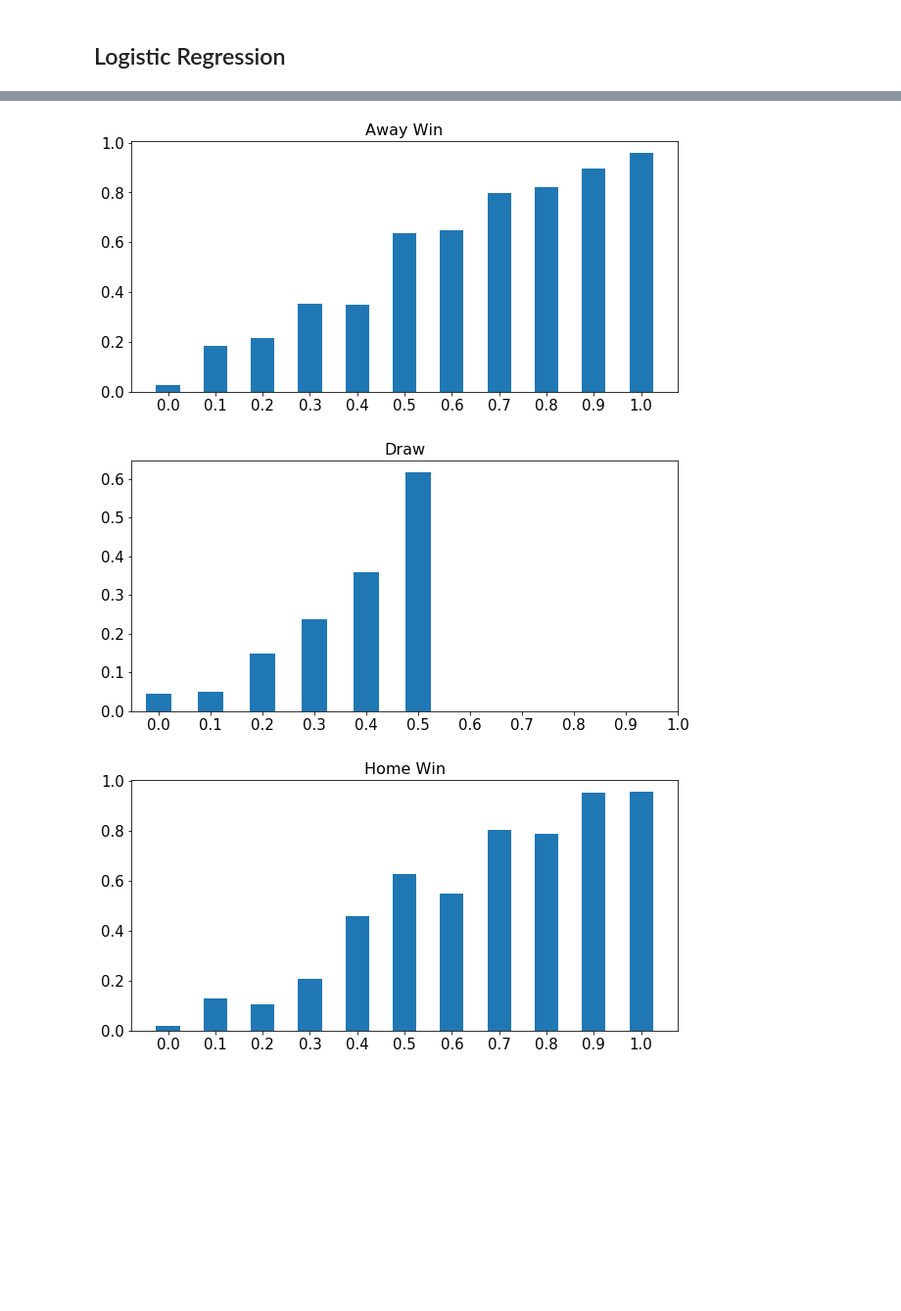
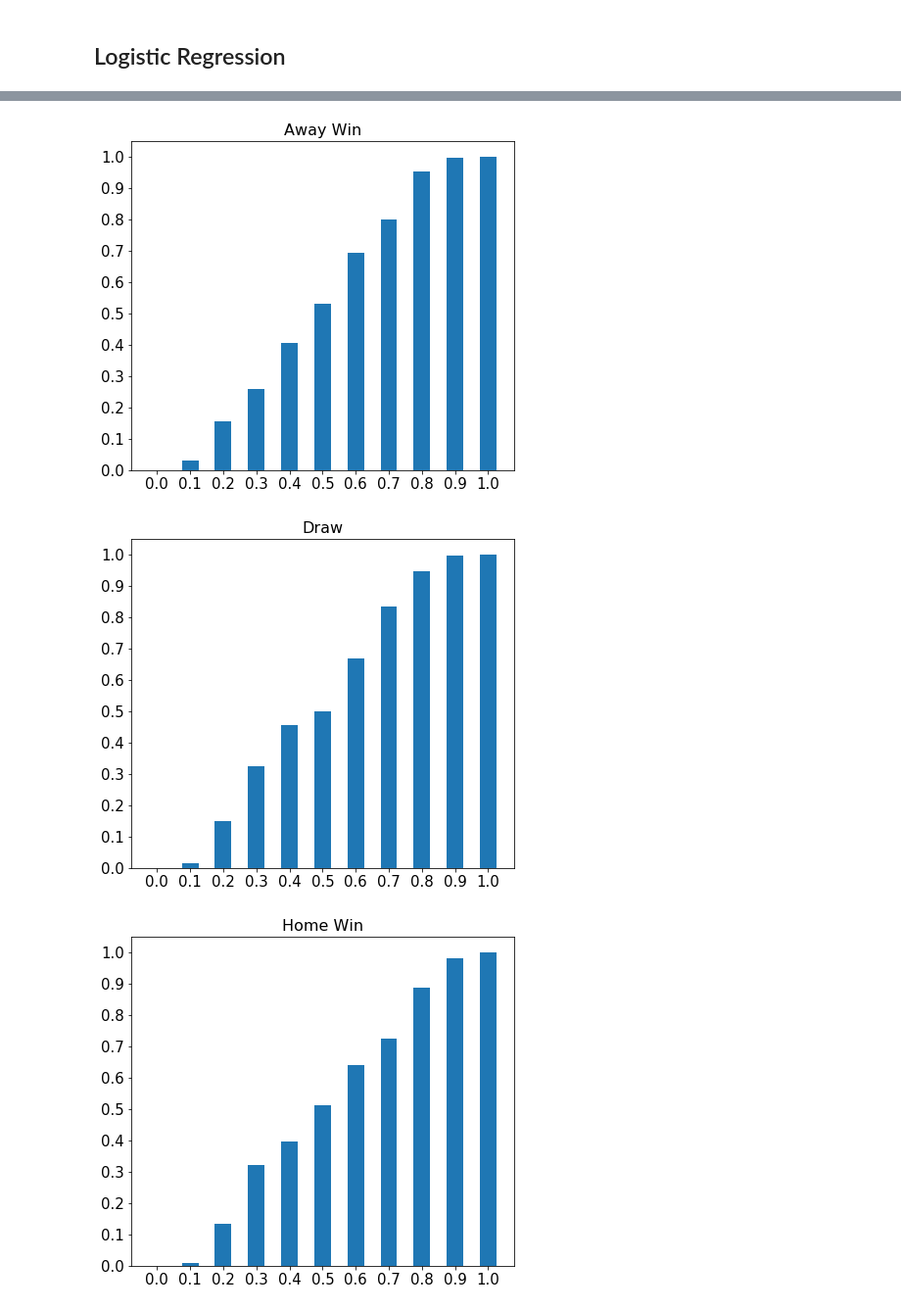
Before and after one commit to jay-z007/CSE519-2017-111463646, a Jupyter notebook: model.ipynb, the cells around one changed output, grey strips where cells are left out. Shown: that part at 98% size. Saved outputs shown, nothing was run; the diff lists cells and outputs as text; code cells hidden in the pictures; blank space fills up the shorter version.

```diff
--- a/model.ipynb
+++ b/model.ipynb
@@ -128,0 +182,10 @@ y_prob = lr.predict_proba(X_test)
+# %%
+nb = GaussianNB()
+nb.fit(X_train,y_train)
+
+y_pred = nb.predict(X_test)
+
+print metrics.accuracy_score(y_test, y_pred)
+
+y_prob = nb.predict_proba(X_test)
+eval_probs(y_prob,y_test)
@@ -138,0 +200,5 @@ A=A.drop([  'date', 'match_id', 'home_team', 'away_team'], axis=1)
+# %%
+head = X_testA #1510605206930   1510602646114
+match_data = head.loc[head['match_id'] == 1510605206930]
+match_data=match_data.drop([  'date', 'match_id', 'home_team', 'away_team'], axis=1)
+y_prob= lr.predict_proba(match_data)
@@ -149,0 +215,16 @@ plot_prob_timeline(y_prob[:,2],'Home Win Probability Timeline')
+# %%
+
+for weight in ['uniform']: #, 'distance']:
+
+    neigh = KNN(n_neighbors=10, algorithm='kd_tree', weights=weight, n_jobs=-1)
+    neigh.fit(X_train, y_train)
+
+    y_pred = neigh.predict(X_test)
+
+#     print metrics.accuracy_score(y_test, y_pred)
+
+    y_prob = neigh.predict_proba(X_test)
+    print eval_probs(y_prob, y_test, [-1,0,1],show_plot=True)
+
+
+#     save_model(neigh, "KNN"+weight)
@@ -149,0 +238,8 @@ plot_prob_timeline(y_prob[:,2],'Home Win Probability Timeline')
+# %%
+rf = RandomForestClassifier(n_estimators=100,max_depth=15,n_jobs=-1)
+rf.fit(X_train,y_train)
+y_pred = rf.predict(X_test)
+
+print metrics.accuracy_score(y_test, y_pred)
+
+y_prob = rf.predict_proba(X_test)
@@ -150,6 +251,6 @@ plot_prob_timeline(y_prob[:,2],'Home Win Probability Timeline')
 # %%
-eval_probs(y_prob, y_test,[-1, 0, 1])
+eval_probs(y_prob, y_test, [-1,0,1],show_plot=True)
 # %% [output]
-[figure, old version]
+[figure, new version]
-[figure, old version]
+[figure, new version]
-[figure, old version]
+[figure, new version]
```
Also changed, not shown: parts of 34 cells of this notebook.
